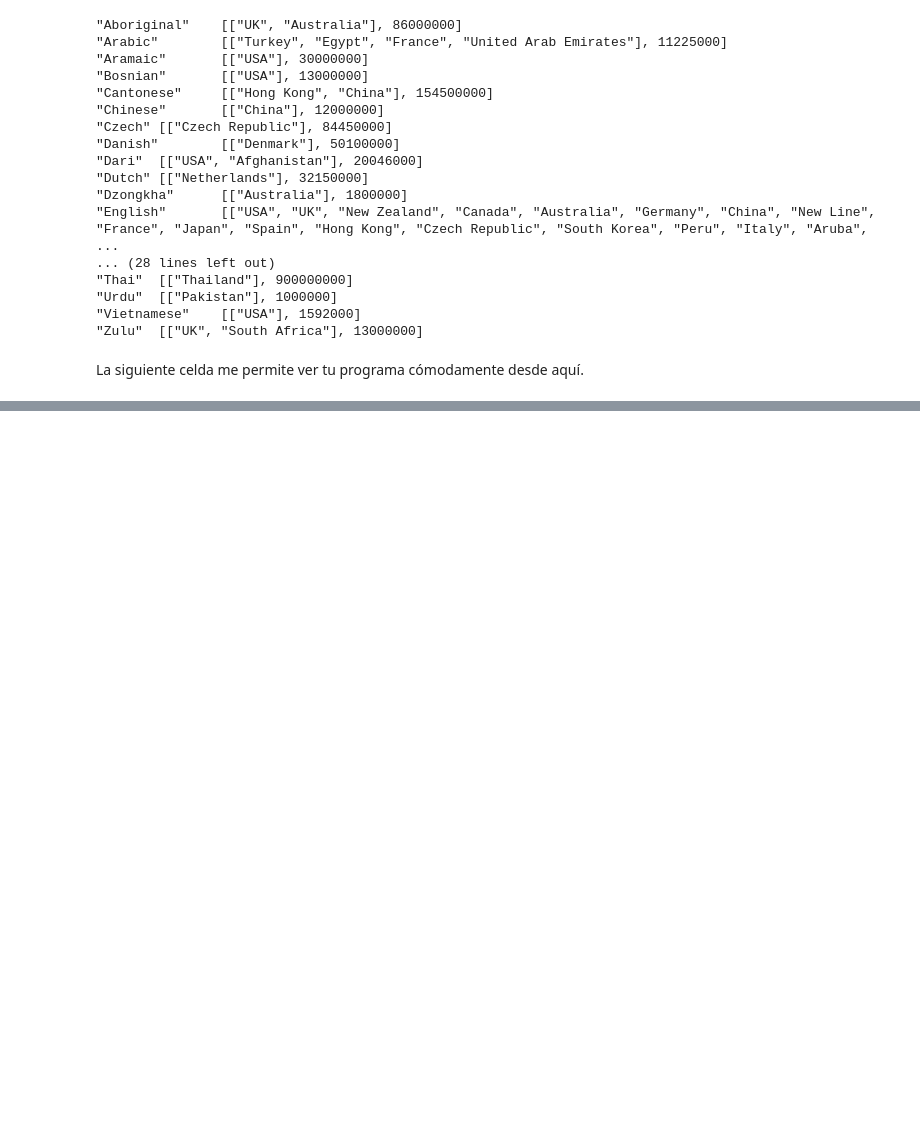
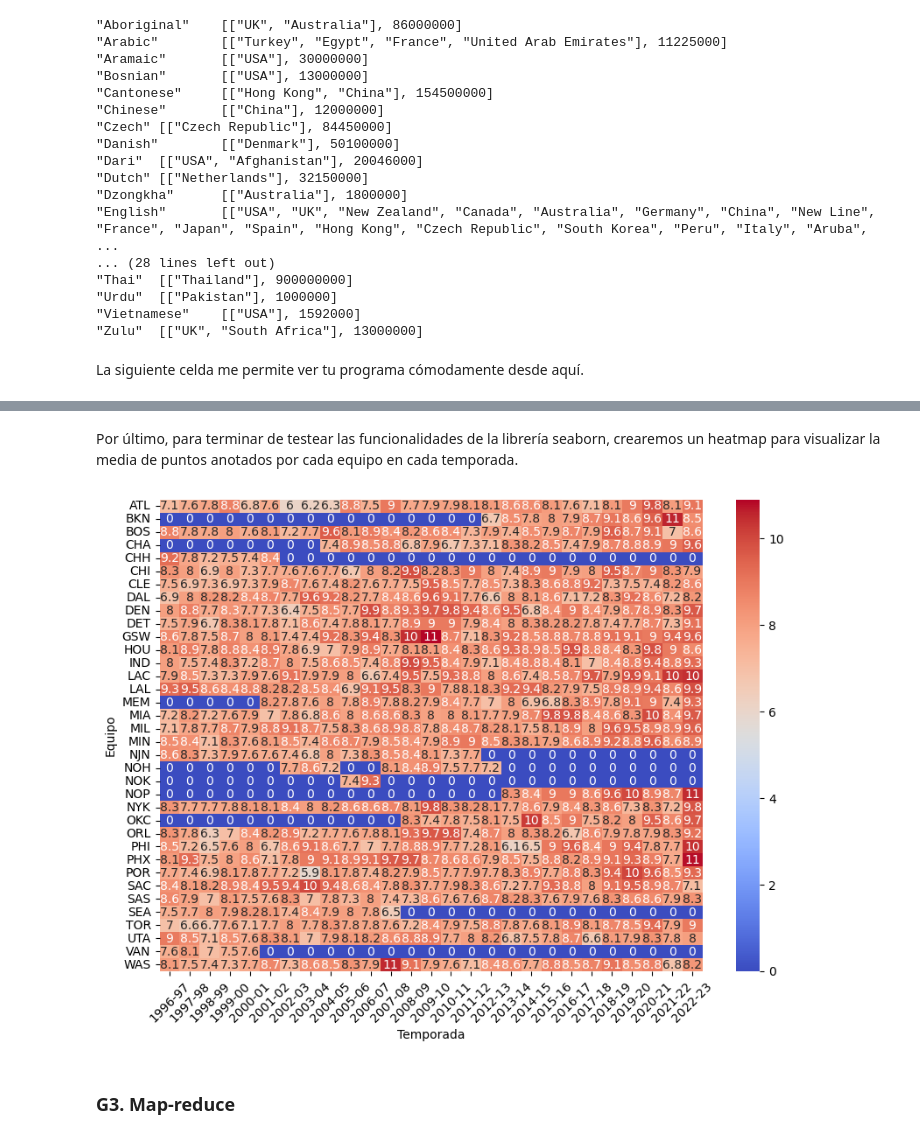
Before and after one commit to hugogs02/EntregasMaster, a Jupyter notebook: 01. Python/movies_02_entrega.ipynb, the cells around one changed output, grey strips where cells are left out. Cells and saved outputs as stored; diff of their text form; code cells hidden in the pictures; blank space fills up the shorter version.

```diff
--- a/01. Python/movies_02_entrega.ipynb
+++ b/01. Python/movies_02_entrega.ipynb
@@ -1019,0 +1156,15 @@ Tras eliminar el párrafo anterior, en verde, sustituye éste por tu enunciado,
+# %% [markdown]
+Por último, para terminar de testear las funcionalidades de la librería seaborn, crearemos un heatmap para visualizar la media de puntos anotados por cada equipo en cada temporada.
+# %%
+media_puntos = jugadores.pivot_table(index='team_abbreviation', columns='season', values='pts', aggfunc='mean', fill_value=0)
+
+plt.figure(figsize=(10,7))
+sns.heatmap(media_puntos, annot=True, cmap='coolwarm')
+plt.xlabel('Temporada')
+plt.ylabel('Equipo')
+plt.xticks(rotation=45)
+plt.show()
+# %% [output]
+[figure, added]
+# %% [markdown]
+### G3. Map-reduce
```
Also changed, not shown: parts of 31 cells of this notebook, 3 other files.
